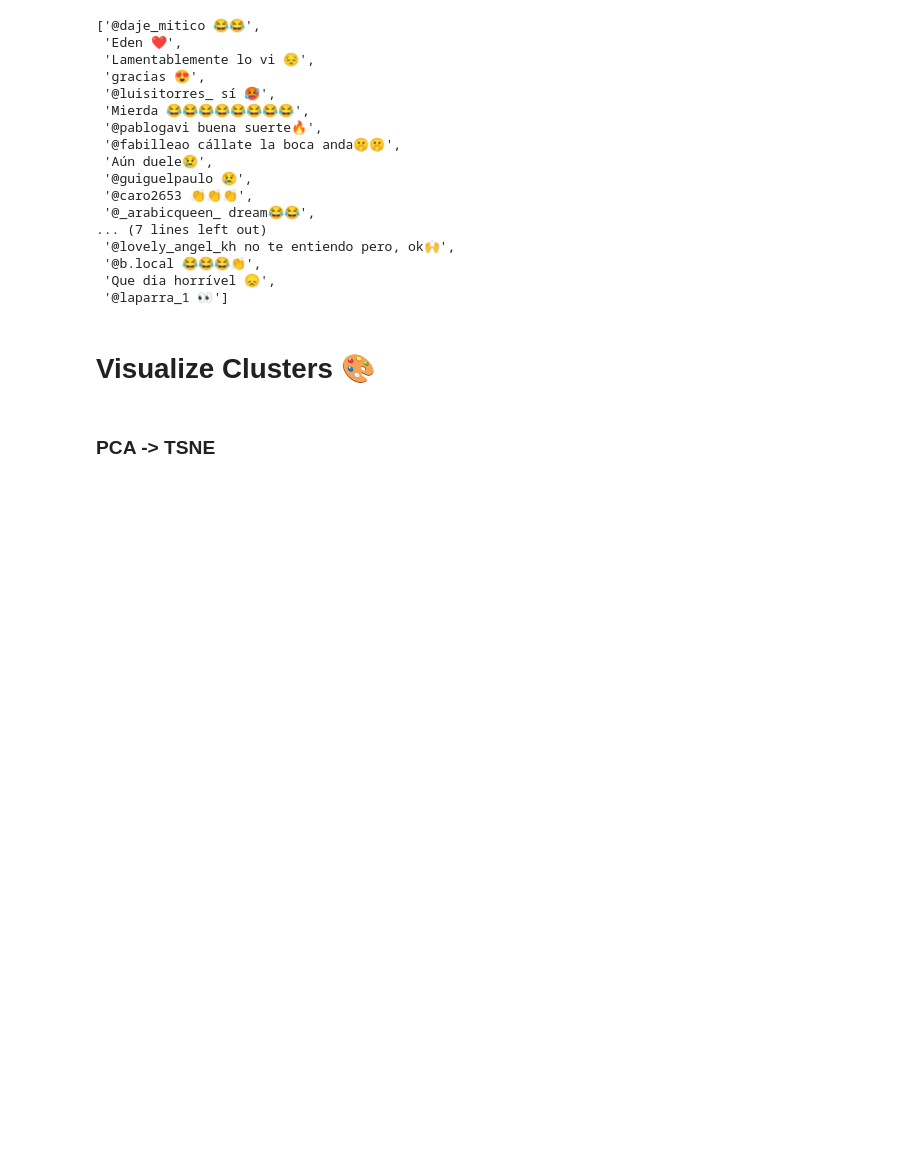
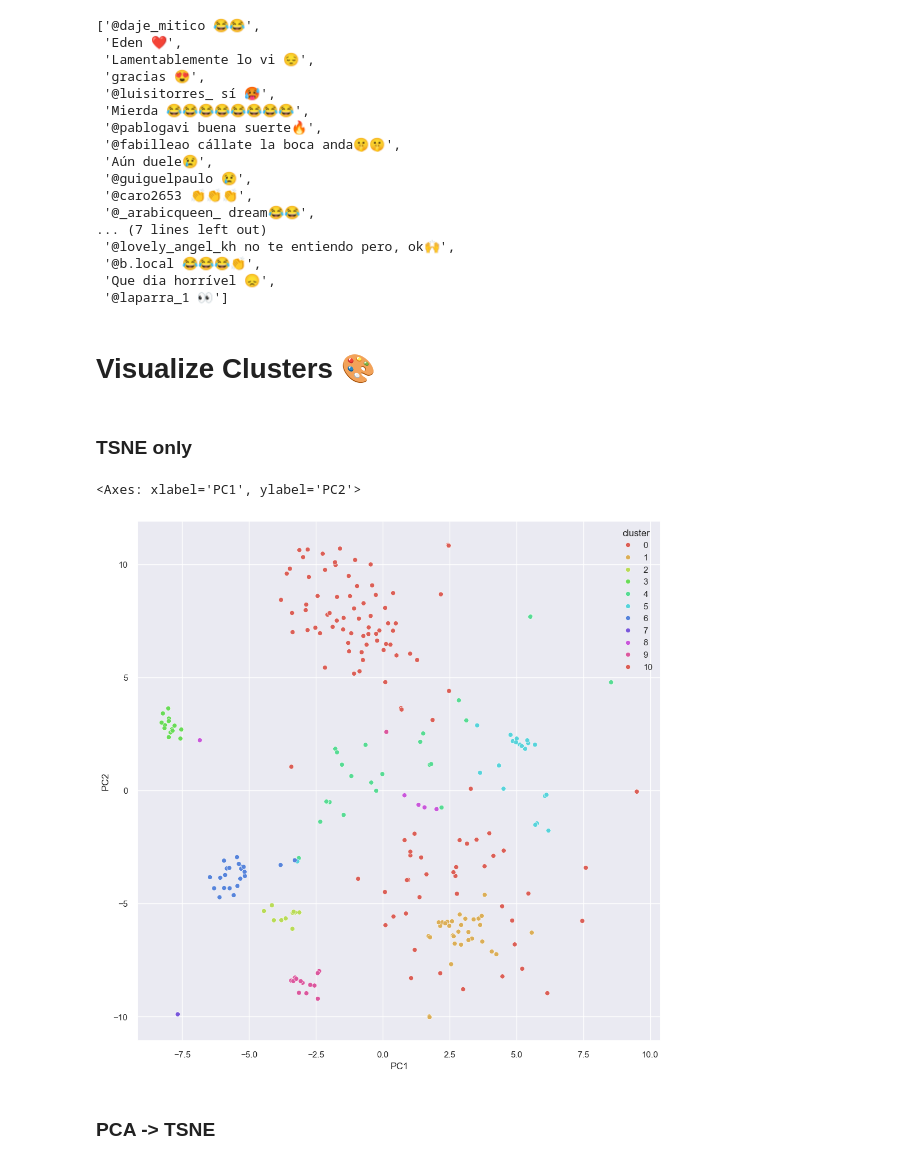
Before and after one commit to yuhsin-huang/EmojiResearch-WorldCup2022, a Jupyter notebook: 06_Embedding_K-Means_Clustering.ipynb, the cells around one changed output. Saved outputs shown, nothing was run; the diff lists cells and outputs as text; code cells hidden in the pictures; blank space fills up the shorter version.

Commit message:
tsne only 🔍

```diff
--- a/06_Embedding_K-Means_Clustering.ipynb
+++ b/06_Embedding_K-Means_Clustering.ipynb
@@ -1010,6 +1010,24 @@ es_df_clusters_laser_with_emoji[es_df_clusters_laser_with_emoji['cluster']==4]['
 # %%
 from sklearn.decomposition import PCA
 from sklearn.manifold import TSNE
+# %% [markdown]
+### TSNE only
+# %%
+tsne = TSNE(n_components=2, verbose=0, perplexity=40, n_iter=300)
+tsne_pca_results = tsne.fit_transform(en_embeddings)
+
+en_df_clusters = en_df_clusters.reset_index()
+en_df_clusters = en_df_clusters.drop(['index'], axis=1)
+
+tsne_df = en_df_clusters
+tsne_df['PC1'] = tsne_pca_results[:,0]
+tsne_df['PC2'] = tsne_pca_results[:,1]
+
+sns.set(rc={'figure.figsize':(12,12)})
+sns.scatterplot(data=tsne_df, x='PC1', y='PC2', hue='cluster', palette=sns.color_palette("hls",10), legend="full")
+# %% [output]
+<Axes: xlabel='PC1', ylabel='PC2'>
+[figure, added]
 # %% [markdown]
 ### PCA -> TSNE
 # %% [markdown]
```
Also changed, not shown: parts of 5 cells of this notebook.
